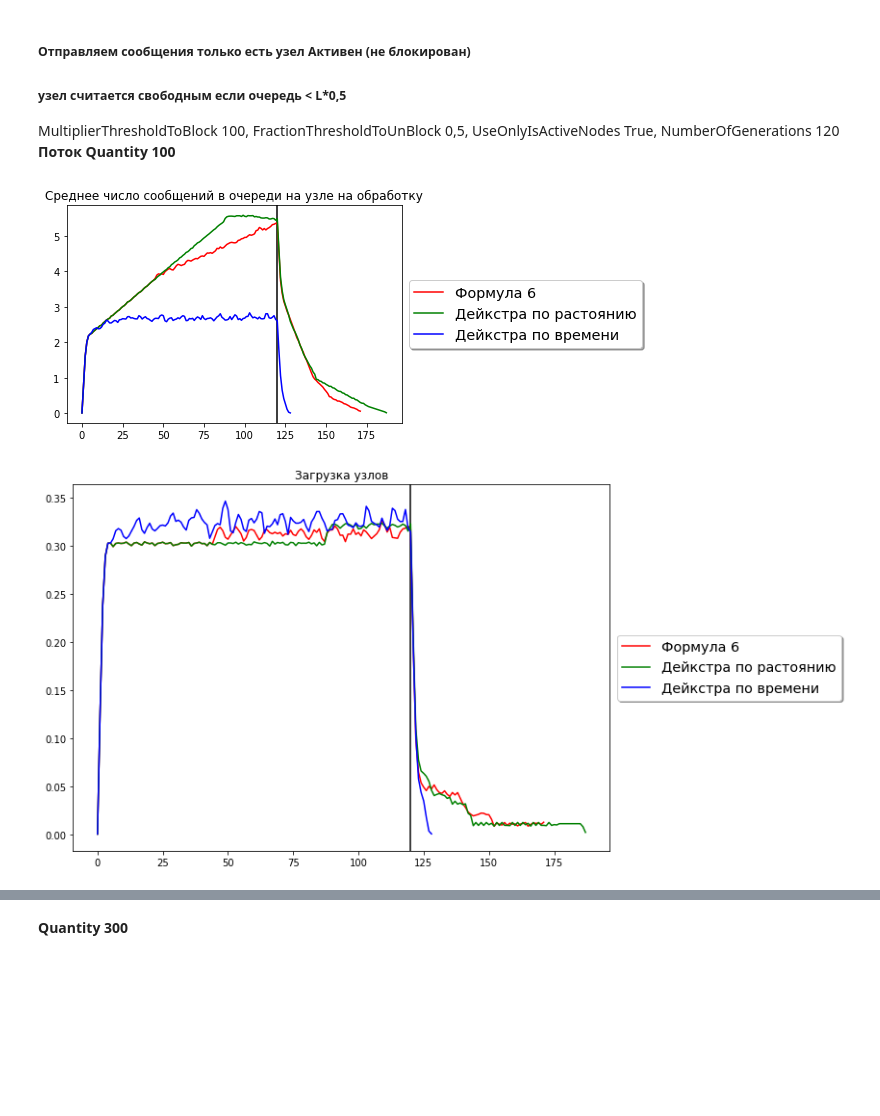
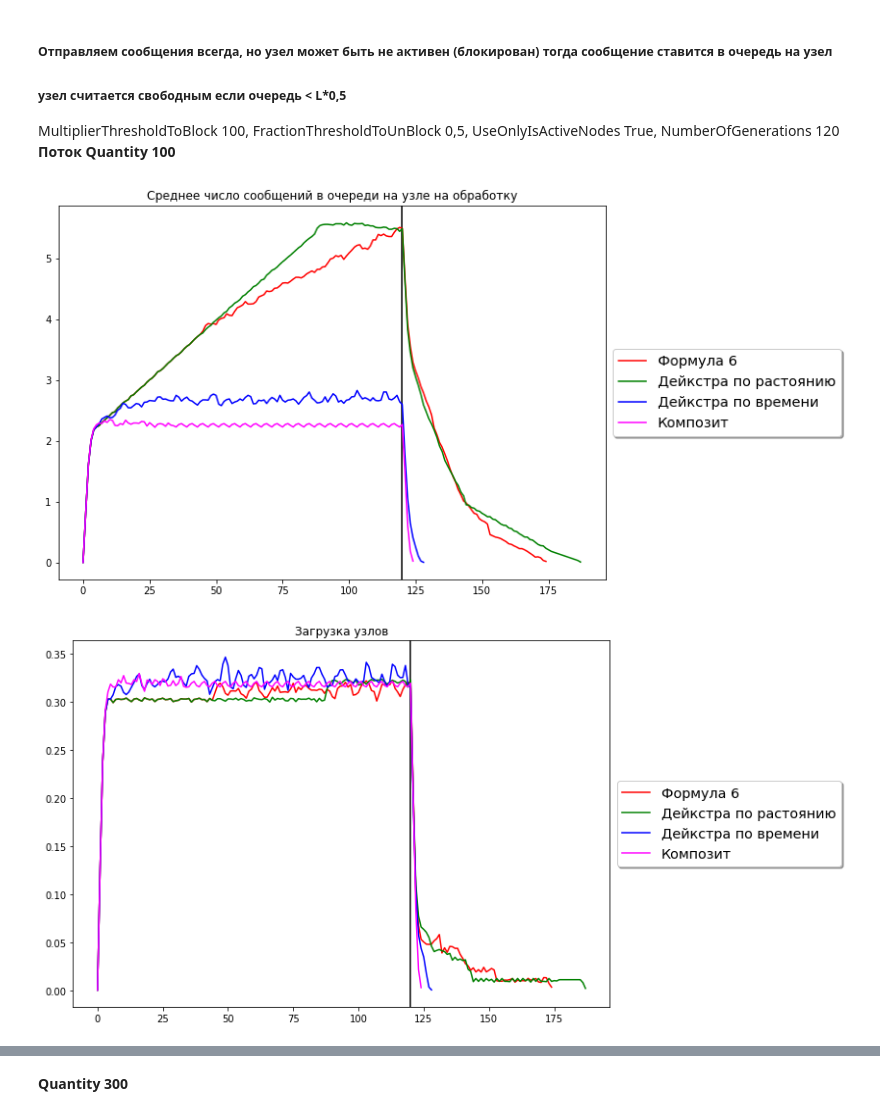
Before and after one commit to clgray/NetSim, a Jupyter notebook: NetSimVisualizer/NetSimBlockL100.ipynb, the cells around one changed output, grey strips where cells are left out. Drawn from its saved outputs; the diff is of its cells as text; code cells hidden in the pictures; blank space fills up the shorter version.

```diff
--- a/NetSimVisualizer/NetSimBlockL100.ipynb
+++ b/NetSimVisualizer/NetSimBlockL100.ipynb
@@ -1,5 +1,5 @@
 # %% [markdown]
-##### Отправляем сообщения только есть узел Активен (не блокирован)
+##### Отправляем сообщения всегда, но узел может быть не активен (блокирован) тогда сообщение ставится в очередь на узел
 ##### узел считается свободным если очередь < L*0,5
 MultiplierThresholdToBlock 100, FractionThresholdToUnBlock 0,5, UseOnlyIsActiveNodes True, NumberOfGenerations 120 <br>
 <strong>Поток Quantity 100 </strong>
@@ -13,9 +13,10 @@ import os
 log_dir_path = os.path.abspath('..\\')+"\\Result"
 
 log_tags = [
- {"tag":  "3fc45fd4-6db2-4fbd-9439-363d8213c7e0", "label": "Формула 6", "color": "red"},
- {"tag":  "0a103171-8f75-4764-a7b3-7446e1e0eb18", "label": "Дейкстра по растоянию", "color": "green"},
- {"tag":  "2a36fb3d-344a-414b-82c3-949d1ab9ef16", "label": "Дейкстра по времени", "color": "blue"},
+ {"tag":  "b0fee554-2910-4b2f-8303-3cc05bd327ee", "label": "Формула 6", "color": "red"},
+ {"tag":  "e031add3-765e-46a4-a13a-280910c58918", "label": "Дейкстра по растоянию", "color": "green"},
+ {"tag":  "f7df570e-8c14-40a1-b07e-d5ac62bf30af", "label": "Дейкстра по времени", "color": "blue"},
+ {"tag":  "9de56dae-a164-482a-a604-0dbff33d406b", "label": "Композит", "color": "magenta"},
 
 ]
 
@@ -100,32 +101,32 @@ def load_csv_file_message(path):
     data = file.readlines()
     t = datetime(2021,6,1,1)
 
     splitted_data = [(str2bool(x.split(',')[-2]), (datetime.strptime(x.split(',')[-1], '%d.%m.%Y %H:%M:%S\n')-t).total_seconds())  for x in data]
     df = pd.DataFrame(data=splitted_data,  columns=['Resived', 'Time'])
     df = df.loc[df['Resived'] == True]
     agg= df.groupby(['Time']).count()
 
     return agg['Resived'].to_numpy(), agg.index.get_level_values(0).to_numpy()
 
 def showStatMessage():
     for file in filesMessage:
         fig, ax = plt.subplots()
         plt.rcParams['figure.figsize'] = [10, 7]
         ax.set_title(file['title'])
         plt.axvline(x=120, c="black")
 
         for log_tag in log_tags:
             data, line_len = load_csv_file_message(f"{log_dir_path}/{file['filename'].format(log_tag = log_tag['tag'])}")
             summ = np.sum(data)
             ax.plot(line_len, data, c=log_tag['color'], label=log_tag['label']+' S='+str(summ))
             legend = ax.legend(loc='center left', bbox_to_anchor=(1, 0.5), shadow=True, fontsize='x-large')
             legend.get_frame()
     plt.show()
 
 
 showStat()
 showStatBlocked();
 showStatMessage();
 # %% [output]
-[figure, old version]
+[figure, new version]
-[figure, old version]
+[figure, new version]
```
Also changed, not shown: parts of 4 cells of this notebook, 26 other files.
